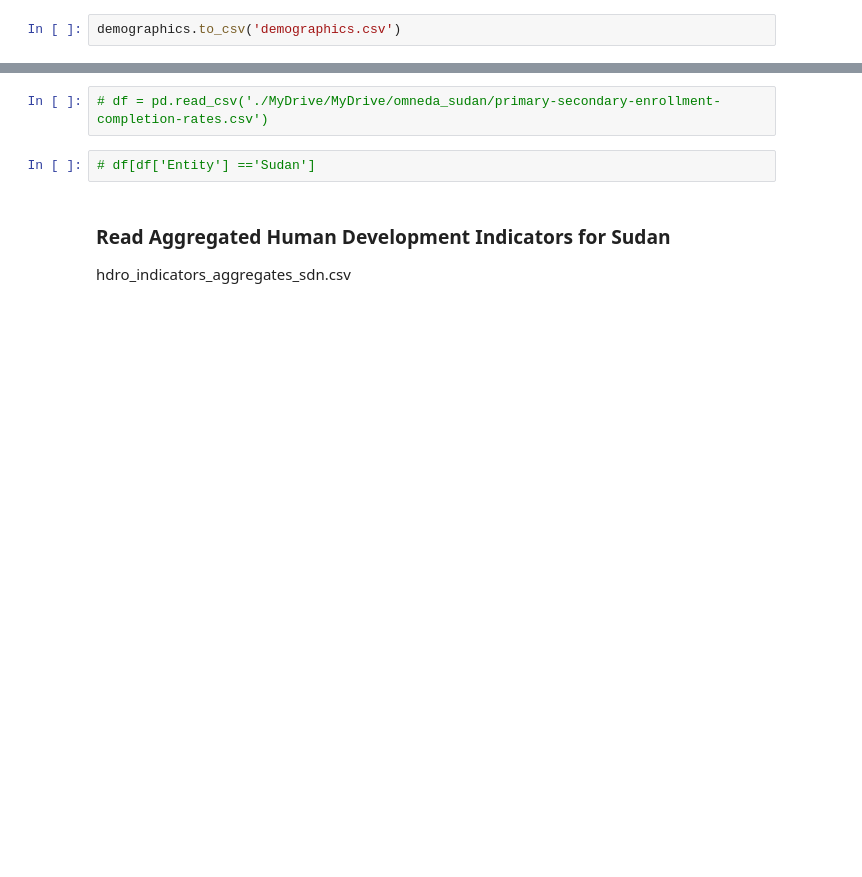
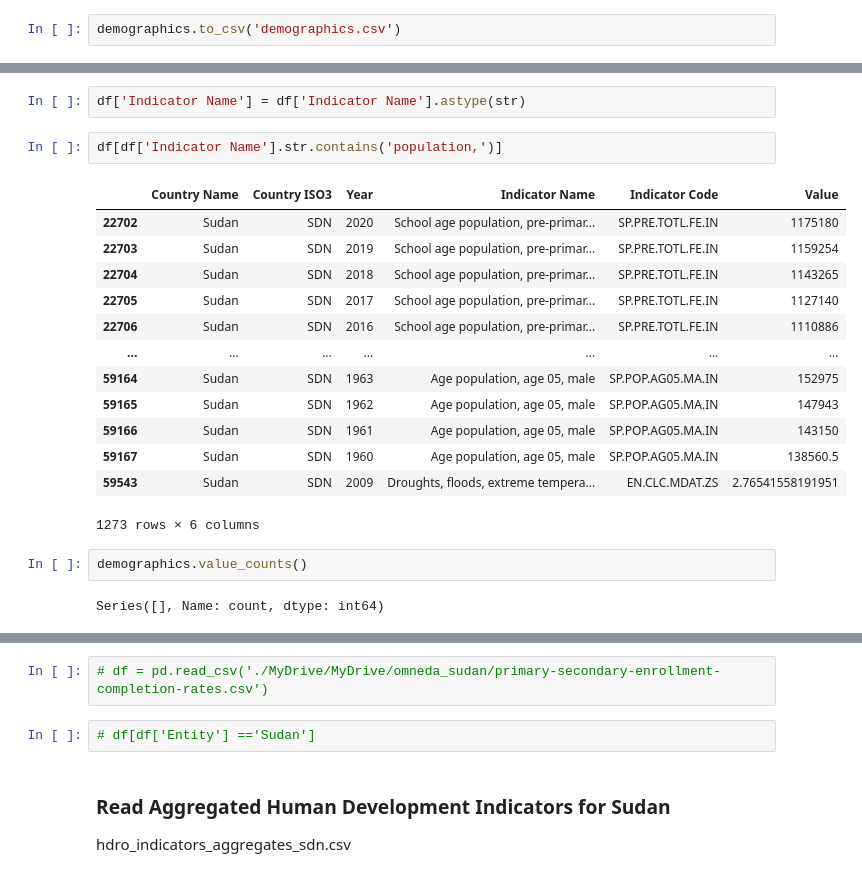
Before and after one commit to OmdenaAI/SudanChapter_AnalyzeHealthcareAccessibility, a Jupyter notebook: 03_Data_preprocessing/demographics/demographics.ipynb, the cells around one changed output, grey strips where cells are left out. Cells and saved outputs as stored; diff of their text form; blank space fills up the shorter version.

Commit message:
reformatted the data layout under demographicsAlt.csv

```diff
--- a/03_Data_preprocessing/demographics/demographics.ipynb
+++ b/03_Data_preprocessing/demographics/demographics.ipynb
@@ -145,0 +359,22 @@ demographics.to_csv('demographics.csv')
+# %%
+df['Indicator Name'] = df['Indicator Name'].astype(str)
+# %%
+df[df['Indicator Name'].str.contains('population,')]
+# %% [output]
+|  | Country Name | Country ISO3 | Year | Indicator Name | Indicator Code | Value |
+| 22702 | Sudan | SDN | 2020 | School age population, pre-primar... | SP.PRE.TOTL.FE.IN | 1175180 |
+| 22703 | Sudan | SDN | 2019 | School age population, pre-primar... | SP.PRE.TOTL.FE.IN | 1159254 |
+| 22704 | Sudan | SDN | 2018 | School age population, pre-primar... | SP.PRE.TOTL.FE.IN | 1143265 |
+| 22705 | Sudan | SDN | 2017 | School age population, pre-primar... | SP.PRE.TOTL.FE.IN | 1127140 |
+| 22706 | Sudan | SDN | 2016 | School age population, pre-primar... | SP.PRE.TOTL.FE.IN | 1110886 |
+| ... | ... | ... | ... | ... | ... | ... |
+| 59164 | Sudan | SDN | 1963 | Age population, age 05, male | SP.POP.AG05.MA.IN | 152975 |
+| 59165 | Sudan | SDN | 1962 | Age population, age 05, male | SP.POP.AG05.MA.IN | 147943 |
+| 59166 | Sudan | SDN | 1961 | Age population, age 05, male | SP.POP.AG05.MA.IN | 143150 |
+| 59167 | Sudan | SDN | 1960 | Age population, age 05, male | SP.POP.AG05.MA.IN | 138560.5 |
+| 59543 | Sudan | SDN | 2009 | Droughts, floods, extreme tempera... | EN.CLC.MDAT.ZS | 2.76541558191951 |
+1273 rows × 6 columns
+# %%
+demographics.value_counts()
+# %% [output]
+Series([], Name: count, dtype: int64)
```
Also changed, not shown: parts of 37 cells of this notebook, 1 other file.
